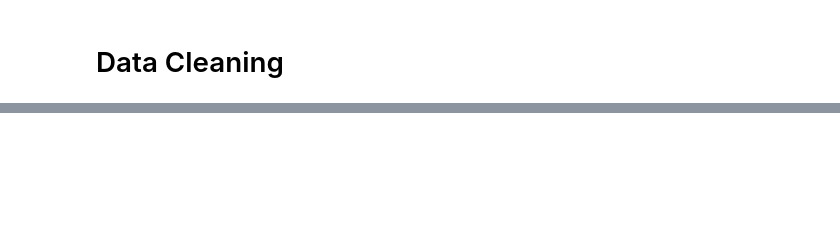
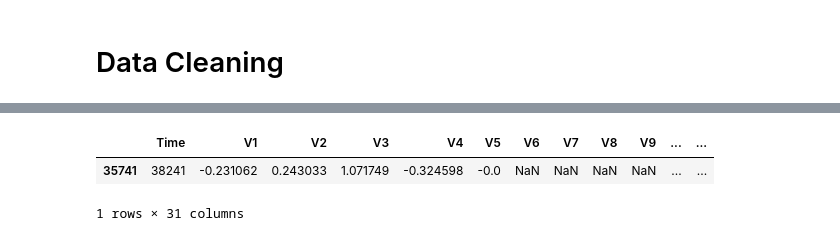
Before and after one commit to kdmwangi/Data-Science, a Jupyter notebook: Fraud_Detection.ipynb, the cells around one changed output, grey strips where cells are left out. Drawn from its saved outputs; the diff is of its cells as text; code cells hidden in the pictures; blank space fills up the shorter version.

```diff
--- a/Fraud_Detection.ipynb
+++ b/Fraud_Detection.ipynb
@@ -143,0 +213,6 @@ dataset[-20:]
+# %%
+dataset[dataset['V23'].isna() == True]
+# %% [output]
+|  | Time | V1 | V2 | V3 | V4 | V5 | V6 | V7 | V8 | V9 | ... | ... |
+| 35741 | 38241 | -0.231062 | 0.243033 | 1.071749 | -0.324598 | -0.0 | NaN | NaN | NaN | NaN | ... | ... |
+1 rows × 31 columns
```
Also changed, not shown: parts of 20 cells of this notebook.
